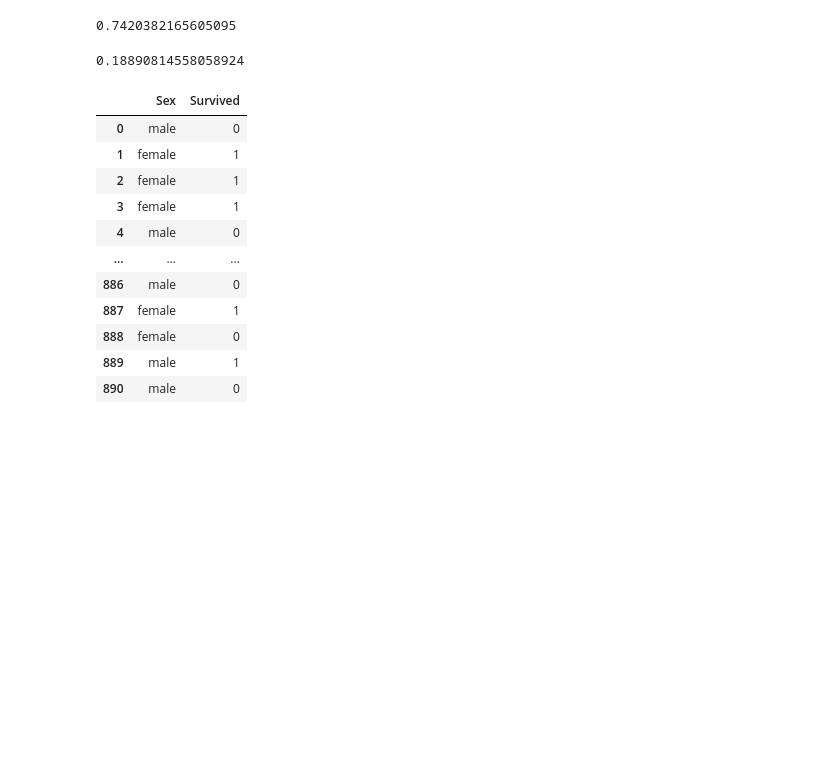
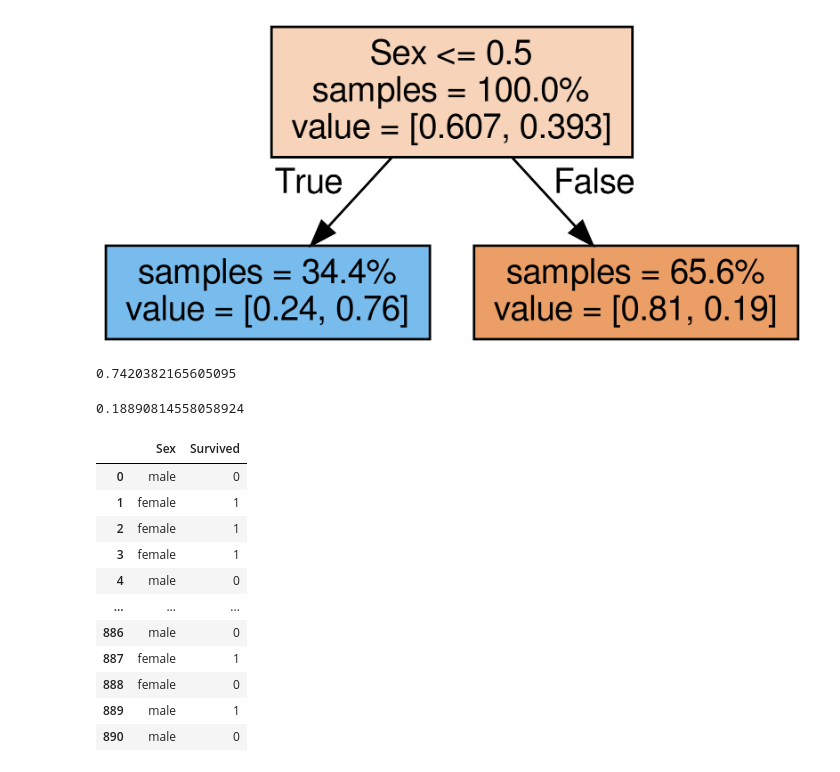
Before and after one commit to tirelt/cpp, a Jupyter notebook: Kaggle/Titanic/sandbox/Untitled.ipynb, the cells around one changed output. Saved outputs shown, nothing was run; the diff lists cells and outputs as text; code cells hidden in the pictures; blank space fills up the shorter version.

```diff
--- a/Kaggle/Titanic/sandbox/Untitled.ipynb
+++ b/Kaggle/Titanic/sandbox/Untitled.ipynb
@@ -5,2 +18,2 @@ import numpy as np
 # %%
-train_df = pd.read_csv("../data/train.csv")
+df = pd.read_csv("../data/train.csv")
@@ -22,0 +36,3 @@ train_df
+# %%
+df["Sex"].loc[df["Sex"]=="male"]=1
+df["Sex"].loc[df["Sex"]=="female"]=0
@@ -23,3 +88,10 @@ train_df
+# %%
+tree = model.estimators_[0]
+dot_data = export_graphviz(tree, out_file='tree.dot',feature_names=X.columns,filled=True,max_depth=2,impurity=False,proportion=True)
+call(['dot', '-Tpng', 'tree.dot', '-o', 'tree.png', '-Gdpi=600'])
+Image(filename = 'tree.png')
+# %% [output]
+[figure, added]
 # %%
 sex_df = train_df[["Sex","Survived"]].loc[train_df["Sex"].notna()]
 # %%
```
Also changed, not shown: parts of 17 cells of this notebook, 3 other files.
